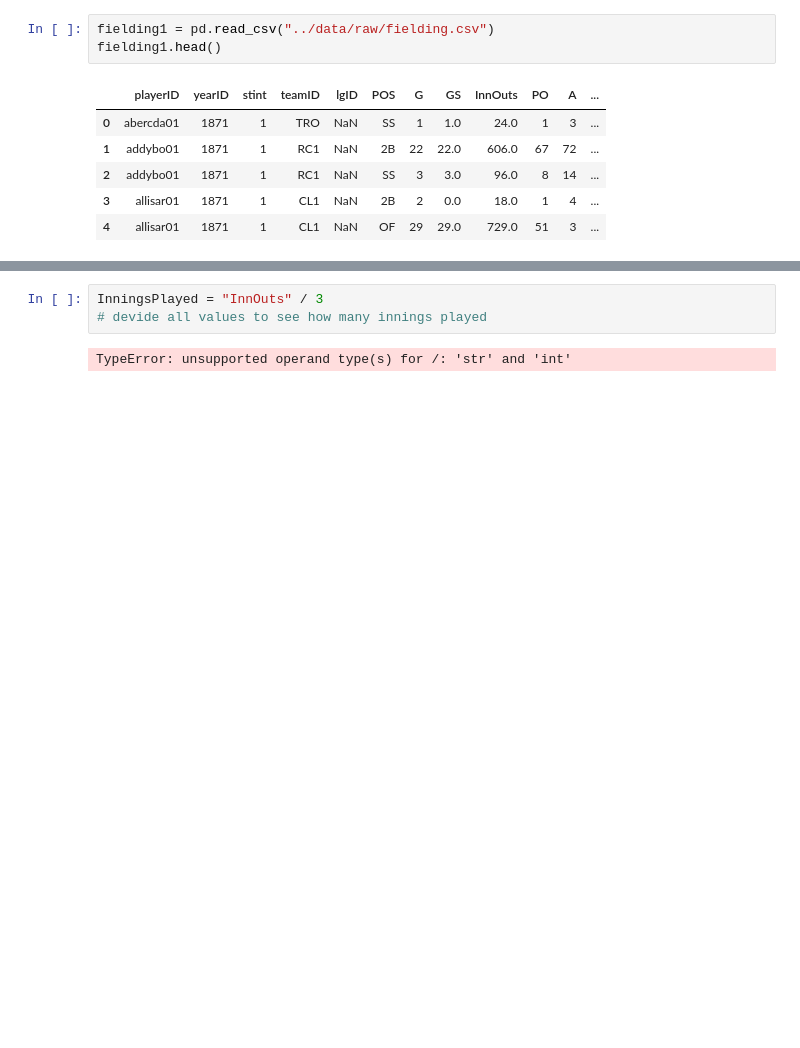
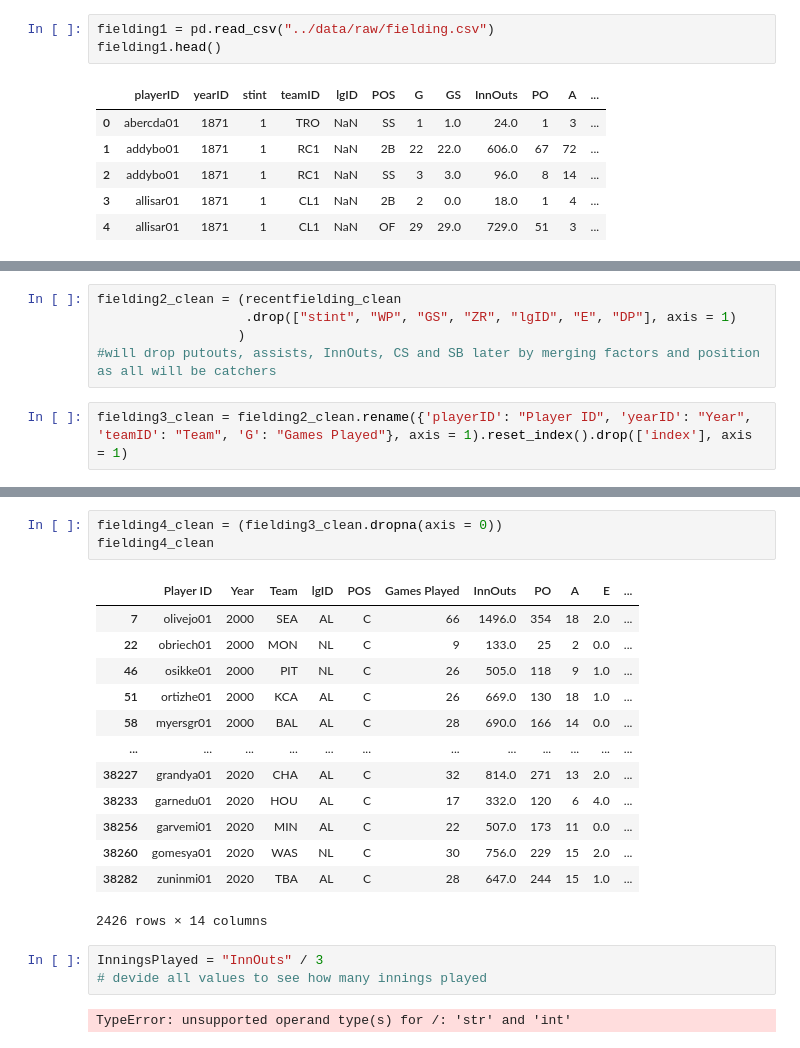
Before and after one commit to data301-2021-winter1/project-group37-project, a Jupyter notebook: notebooks/analysis2.ipynb, the cells around one changed output, grey strips where cells are left out. Saved outputs shown, nothing was run; the diff lists cells and outputs as text; blank space fills up the shorter version.

```diff
--- a/notebooks/analysis2.ipynb
+++ b/notebooks/analysis2.ipynb
@@ -172,0 +180,7 @@ recentfielding_clean.head()
+# %%
+fielding2_clean = (recentfielding_clean
+                   .drop(["stint", "WP", "GS", "ZR", "lgID", "E", "DP"], axis = 1)
+                  )
+#will drop putouts, assists, InnOuts, CS and SB later by merging factors and position as all will be catchers
+# %%
+fielding3_clean = fielding2_clean.rename({'playerID': "Player ID", 'yearID': "Year", 'teamID': "Team", 'G': "Games Played"}, axis = 1).reset_index().drop(['index'], axis = 1)
@@ -173,3 +196,20 @@ recentfielding_clean.head()
+# %%
+fielding4_clean = (fielding3_clean.dropna(axis = 0))
+fielding4_clean
+# %% [output]
+|  | Player ID | Year | Team | lgID | POS | Games Played | InnOuts | PO | A | E | ... |
+| 7 | olivejo01 | 2000 | SEA | AL | C | 66 | 1496.0 | 354 | 18 | 2.0 | ... |
+| 22 | obriech01 | 2000 | MON | NL | C | 9 | 133.0 | 25 | 2 | 0.0 | ... |
+| 46 | osikke01 | 2000 | PIT | NL | C | 26 | 505.0 | 118 | 9 | 1.0 | ... |
+| 51 | ortizhe01 | 2000 | KCA | AL | C | 26 | 669.0 | 130 | 18 | 1.0 | ... |
+| 58 | myersgr01 | 2000 | BAL | AL | C | 28 | 690.0 | 166 | 14 | 0.0 | ... |
+| ... | ... | ... | ... | ... | ... | ... | ... | ... | ... | ... | ... |
+| 38227 | grandya01 | 2020 | CHA | AL | C | 32 | 814.0 | 271 | 13 | 2.0 | ... |
+| 38233 | garnedu01 | 2020 | HOU | AL | C | 17 | 332.0 | 120 | 6 | 4.0 | ... |
+| 38256 | garvemi01 | 2020 | MIN | AL | C | 22 | 507.0 | 173 | 11 | 0.0 | ... |
+| 38260 | gomesya01 | 2020 | WAS | NL | C | 30 | 756.0 | 229 | 15 | 2.0 | ... |
+| 38282 | zuninmi01 | 2020 | TBA | AL | C | 28 | 647.0 | 244 | 15 | 1.0 | ... |
+2426 rows × 14 columns
 # %%
 InningsPlayed = "InnOuts" / 3
 # devide all values to see how many innings played
```
Also changed, not shown: parts of 4 cells of this notebook.
